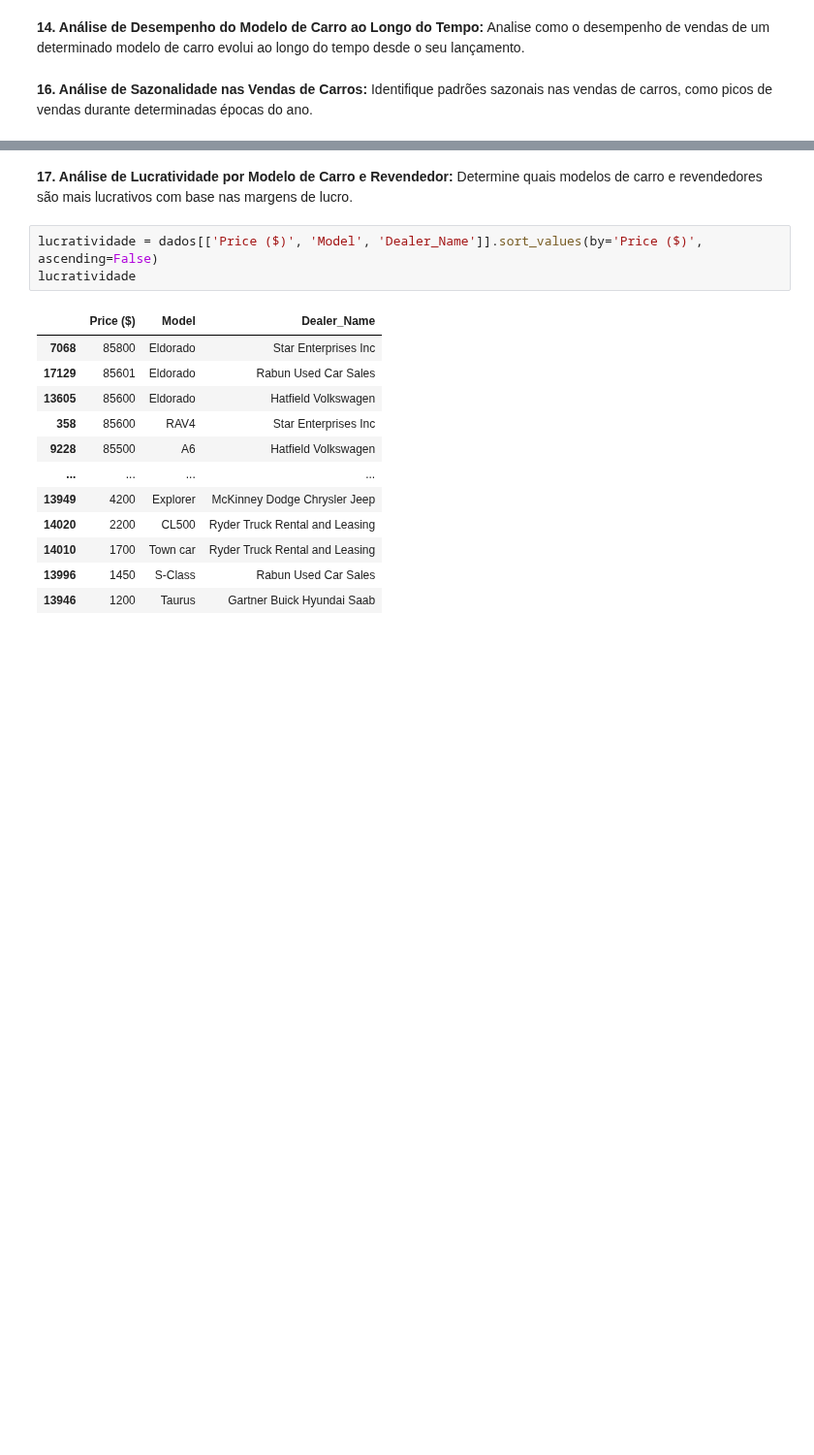
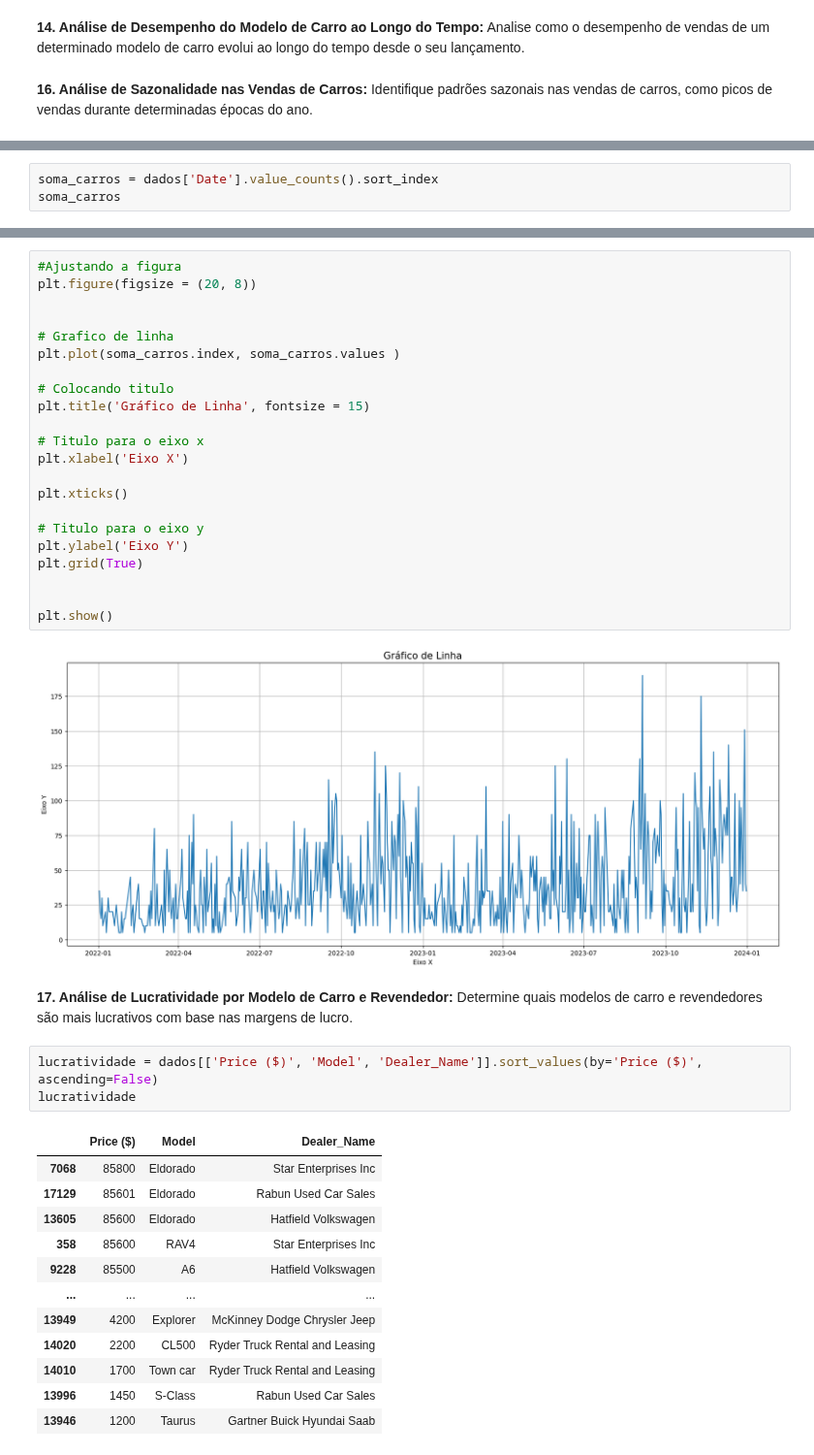
Before and after one commit to GabrielVila/Car-Sales-Report, a Jupyter notebook: projeto_carro.ipynb, the cells around one changed output, grey strips where cells are left out. Shown at 97% size. Drawn from its saved outputs; the diff is of its cells as text; blank space fills up the shorter version.

```diff
--- a/projeto_carro.ipynb
+++ b/projeto_carro.ipynb
@@ -563,0 +556,3 @@ Name: Date, Length: 23906, dtype: datetime64[ns]
+# %%
+soma_carros = dados['Date'].value_counts().sort_index
+soma_carros
@@ -564,3 +573,27 @@ Name: Date, Length: 23906, dtype: datetime64[ns]
+# %%
+#Ajustando a figura
+plt.figure(figsize = (20, 8))
+
+
+# Grafico de linha
+plt.plot(soma_carros.index, soma_carros.values )
+
+# Colocando titulo
+plt.title('Gráfico de Linha', fontsize = 15)
+
+# Titulo para o eixo x
+plt.xlabel('Eixo X')
+
+plt.xticks()
+
+# Titulo para o eixo y
+plt.ylabel('Eixo Y')
+plt.grid(True)
+
+
+plt.show()
+# %% [output]
+[figure, added]
 # %% [markdown]
 **17. Análise de Lucratividade por Modelo de Carro e Revendedor:** Determine quais modelos de carro e revendedores são mais lucrativos com base nas margens de lucro.
 # %%
```
Also changed, not shown: parts of 3 cells of this notebook.
